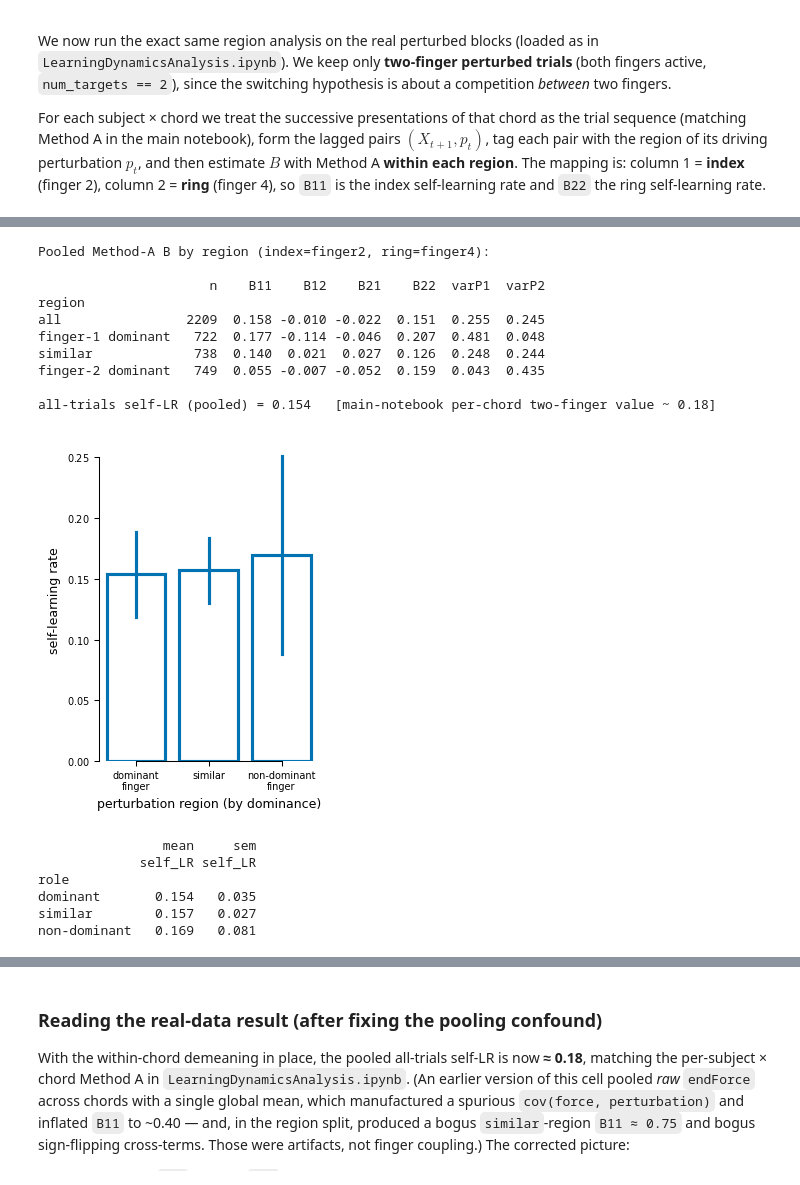
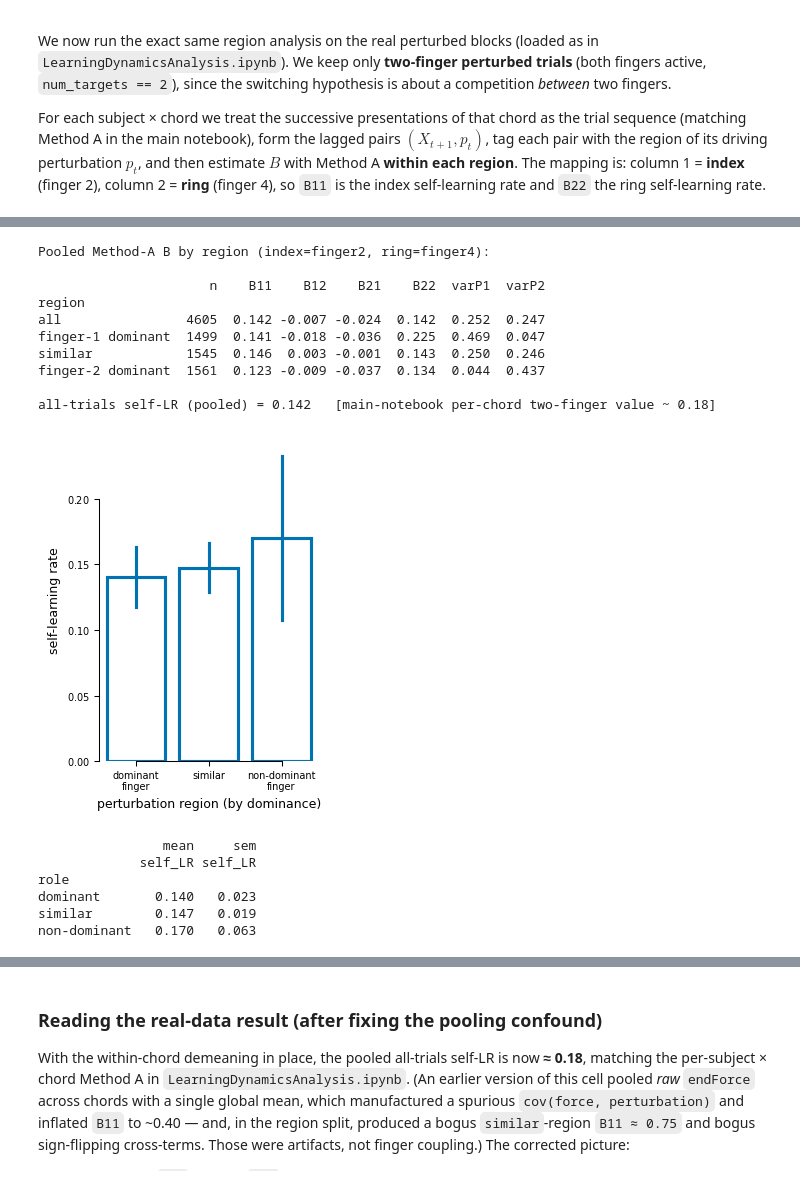
Before and after one commit to manazerzadeh/ChordAdaptationDynamics, a Jupyter notebook: Version3/SwitchingAnalysis.ipynb, the cells around one changed output, grey strips where cells are left out. Cells and saved outputs as stored; diff of their text form; code cells hidden in the pictures.

```diff
--- a/Version3/SwitchingAnalysis.ipynb
+++ b/Version3/SwitchingAnalysis.ipynb
@@ -59,7 +59,7 @@ sns.set_palette("colorblind")
 cb = sns.color_palette("colorblind")
 
 # ---- Generative-model parameters (scales taken from the real data) ----
-B_SINGLE = 0.26    # TRUE single-finger self-learning rate (empirical 1-finger value)
+B_SINGLE = 0.22    # TRUE single-finger self-learning rate (empirical 1-finger value)
 
 PARAMS = dict(
     a=0.90,        # retention
@@ -472,7 +472,7 @@ region**. The mapping is: column 1 = **index** (finger 2), column 2 = **ring** (
 # %%
 import utils
 
-sub_nums = [2, 3, 4, 5, 6, 7, 8, 9, 10]
+sub_nums = [2, 3, 4, 5, 6, 7, 8, 9, 10, 11, 13]
 FINGERS = [2, 4]   # index, ring
 
 subjs = pd.read_csv(utils.path_misc + "subjs.csv", sep="\t")
@@ -572,19 +586,19 @@ Pooled Method-A B by region (index=finger2, ring=finger4):
 
                       n    B11    B12    B21    B22  varP1  varP2
 region
-all                2209  0.158 -0.010 -0.022  0.151  0.255  0.245
-finger-1 dominant   722  0.177 -0.114 -0.046  0.207  0.481  0.048
-similar             738  0.140  0.021  0.027  0.126  0.248  0.244
-finger-2 dominant   749  0.055 -0.007 -0.052  0.159  0.043  0.435
+all                4605  0.142 -0.007 -0.024  0.142  0.252  0.247
+finger-1 dominant  1499  0.141 -0.018 -0.036  0.225  0.469  0.047
+similar            1545  0.146  0.003 -0.001  0.143  0.250  0.246
+finger-2 dominant  1561  0.123 -0.009 -0.037  0.134  0.044  0.437
 
-all-trials self-LR (pooled) = 0.154   [main-notebook per-chord two-finger value ~ 0.18]
+all-trials self-LR (pooled) = 0.142   [main-notebook per-chord two-finger value ~ 0.18]
 # %%
 # Collapse index/ring by DOMINANCE: per subject x chord, a single self-LR for each role.
 # Estimate each finger's self-LR within its relevant region first, then average the two
 # estimates (same logic as the simulation's collapse_dominance: 0.5*(B11_f1dom + B22_f2dom)).
 ROLES = ["dominant", "similar", "non-dominant"]
-# SUBJ_AGG = "mean"   # how to collapse a subject's chords into one estimate: "mean" or "median"
-SUBJ_AGG = "median"
+SUBJ_AGG = "mean"   # how to collapse a subject's chords into one estimate: "mean" or "median"
+# SUBJ_AGG = "median"
 
 def self_lr(x, p):
     return np.nan if len(p) < 5 or np.var(p) == 0 else -np.cov(x, p)[0, 1] / np.var(p)
@@ -620,40 +634,40 @@ df_role_subj = (df_role.groupby(["subNum", "role"], as_index=False)["self_LR"]
 sim_ref = {hyp: dom_df[dom_df["hypothesis"] == hyp].groupby("role")["self_LR"].mean().to_dict()
            for hyp in hyp_order}
 
 fig, ax = plt.subplots(figsize=(3, 4))
 # H1 / H2 simulation predictions as reference curves (dominance-collapsed, same as real data)
 # for hyp, color in [("H1: parallel", cb[2]), ("H2: switching", cb[3])]:
 #     ax.plot(range(3), [sim_ref[hyp][r] for r in ROLES], "--o", color=color,
 #             alpha=0.9, label=f"{hyp} (sim)")
 # real data: one point per SUBJECT (chords collapsed via SUBJ_AGG); summary = mean +/- se
 # sns.stripplot(data=df_role_subj, x="role", y="self_LR", order=ROLES,
 #               color="0.6", size=6, alpha=0.8, jitter=0.12, ax=ax)
 # sns.pointplot(data=df_role_subj, x="role", y="self_LR", order=ROLES,
 #               color="k", errorbar="se", capsize=0.12, linestyle="none",
 #               marker="D", ax=ax, label=f"real data ({SUBJ_AGG} of chords)")
 sns.barplot(data = df_role_subj, x = "role", y = "self_LR", order = ROLES, ax = ax,
 fill = False, errorbar = 'se')
 ax.axhline(0, color="0.85", lw=0.8, zorder=0)
 ax.set_xlabel("perturbation region (by dominance)")
 ax.set_ylabel("self-learning rate")
 ax.set_xticks(range(3))
 ax.set_xticklabels(["dominant\nfinger", "similar", "non-dominant\nfinger"])
 # ax.set_title("Real two-finger data vs. model predictions")
 ax.legend(frameon=False, fontsize=8, loc="best")
 sns.despine(trim=True)
 plt.tight_layout()
 plt.show()
 
 print(df_role_subj.pivot_table(index="role", values="self_LR", aggfunc=["mean", "sem"])
       .reindex(ROLES).round(3))
 # %% [output]
-[figure, old version]
+[figure, new version]
                 mean     sem
              self_LR self_LR
 role
-dominant       0.154   0.035
-similar        0.157   0.027
-non-dominant   0.169   0.081
+dominant       0.140   0.023
+similar        0.147   0.019
+non-dominant   0.170   0.063
 # %%
 # Pooled B matrix per region as heatmaps (full 2x2, incl. cross terms)
 finger_labels = ["index", "ring"]
```
Also changed, not shown: parts of 9 cells of this notebook, 3 other files.
